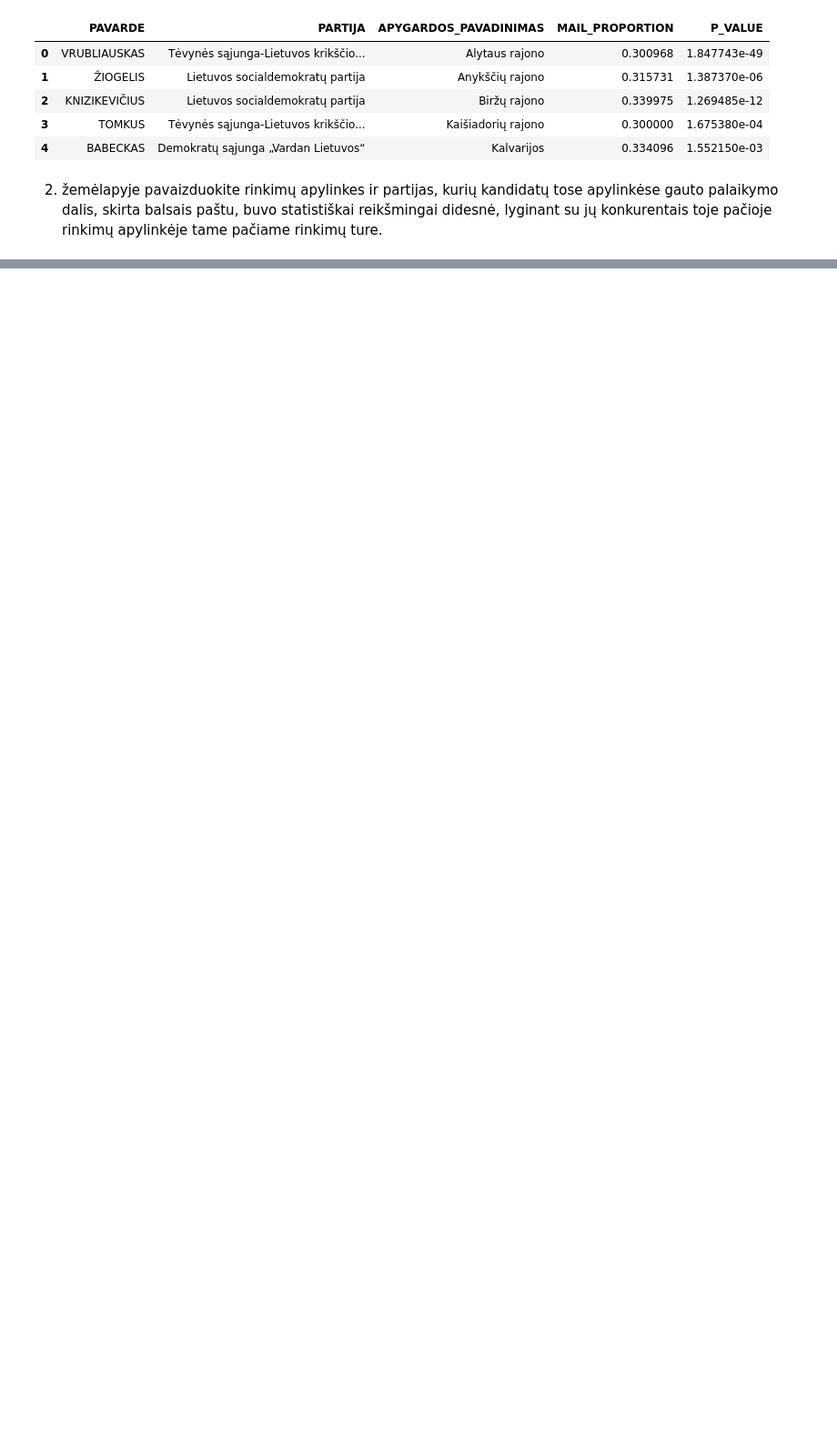
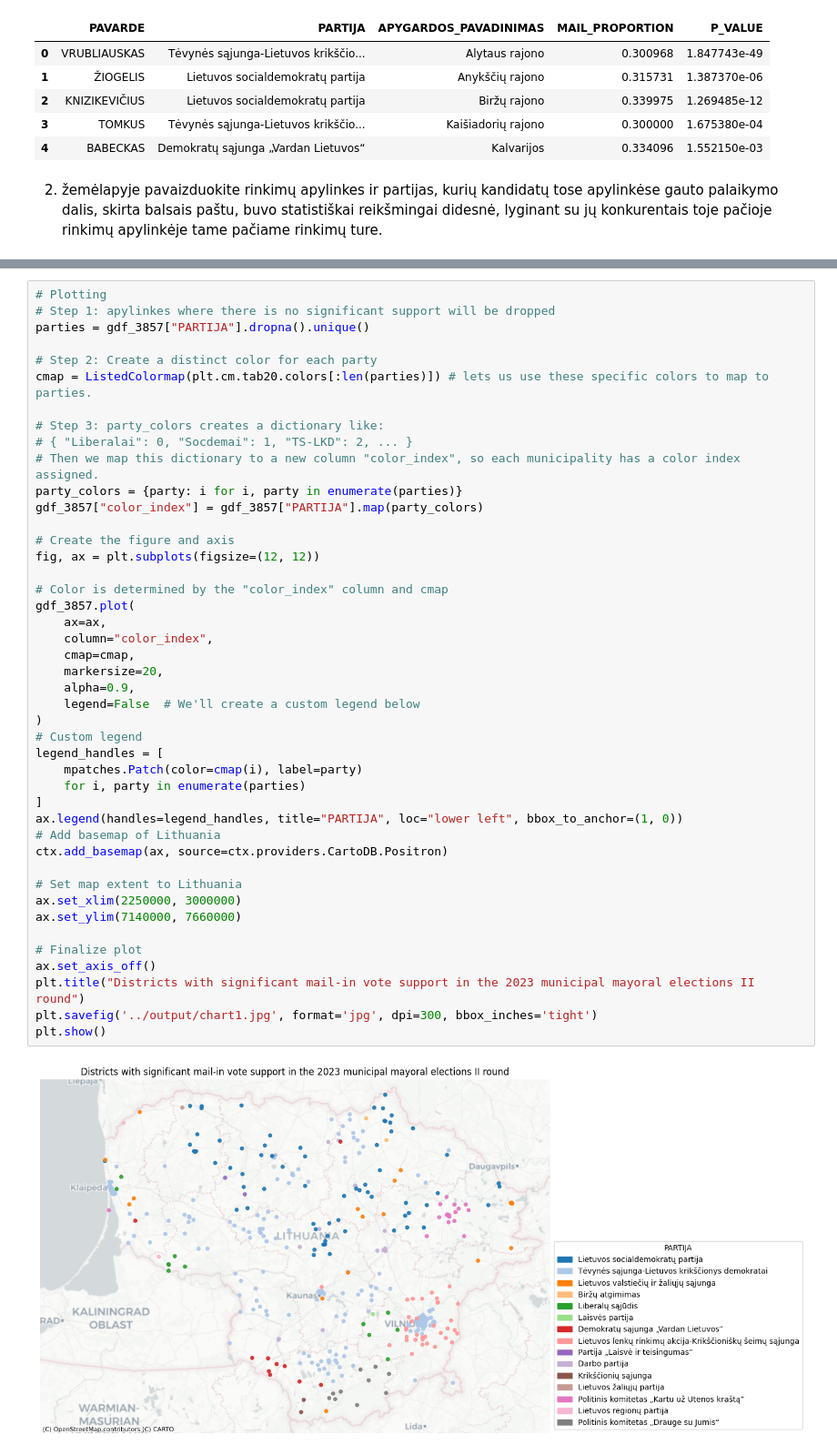
Before and after one commit to Angelika3108/Elections2023_LT, a Jupyter notebook: notebooks/Elections2023.ipynb, the cells around one changed output, grey strips where cells are left out. Shown: that part at 91% size. Saved outputs shown, nothing was run; the diff lists cells and outputs as text; blank space fills up the shorter version.

```diff
--- a/notebooks/Elections2023.ipynb
+++ b/notebooks/Elections2023.ipynb
@@ -226,0 +165,46 @@ plt.show()
+# %%
+# Plotting
+# Step 1: apylinkes where there is no significant support will be dropped
+parties = gdf_3857["PARTIJA"].dropna().unique()
+
+# Step 2: Create a distinct color for each party
+cmap = ListedColormap(plt.cm.tab20.colors[:len(parties)]) # lets us use these specific colors to map to parties.
+
+# Step 3: party_colors creates a dictionary like:
+# { "Liberalai": 0, "Socdemai": 1, "TS-LKD": 2, ... }
+# Then we map this dictionary to a new column "color_index", so each municipality has a color index assigned.
+party_colors = {party: i for i, party in enumerate(parties)}
+gdf_3857["color_index"] = gdf_3857["PARTIJA"].map(party_colors)
+
+# Create the figure and axis
+fig, ax = plt.subplots(figsize=(12, 12))
+
+# Color is determined by the "color_index" column and cmap
+gdf_3857.plot(
+    ax=ax,
+    column="color_index",
+    cmap=cmap,
+    markersize=20,
+    alpha=0.9,
+    legend=False  # We'll create a custom legend below
+)
+# Custom legend
+legend_handles = [
+    mpatches.Patch(color=cmap(i), label=party)
+    for i, party in enumerate(parties)
+]
+ax.legend(handles=legend_handles, title="PARTIJA", loc="lower left", bbox_to_anchor=(1, 0))
+# Add basemap of Lithuania
+ctx.add_basemap(ax, source=ctx.providers.CartoDB.Positron)
+
+# Set map extent to Lithuania
+ax.set_xlim(2250000, 3000000)
+ax.set_ylim(7140000, 7660000)
+
+# Finalize plot
+ax.set_axis_off()
+plt.title("Districts with significant mail-in vote support in the 2023 municipal mayoral elections II round")
+plt.savefig('../output/chart1.jpg', format='jpg', dpi=300, bbox_inches='tight')
+plt.show()
+# %% [output]
+[figure, added]
```
Also changed, not shown: parts of 5 cells of this notebook, 2 other files.
